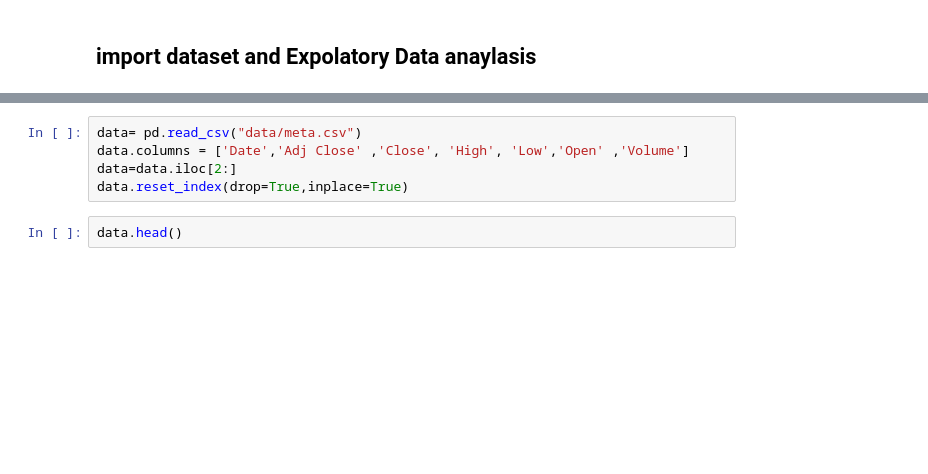
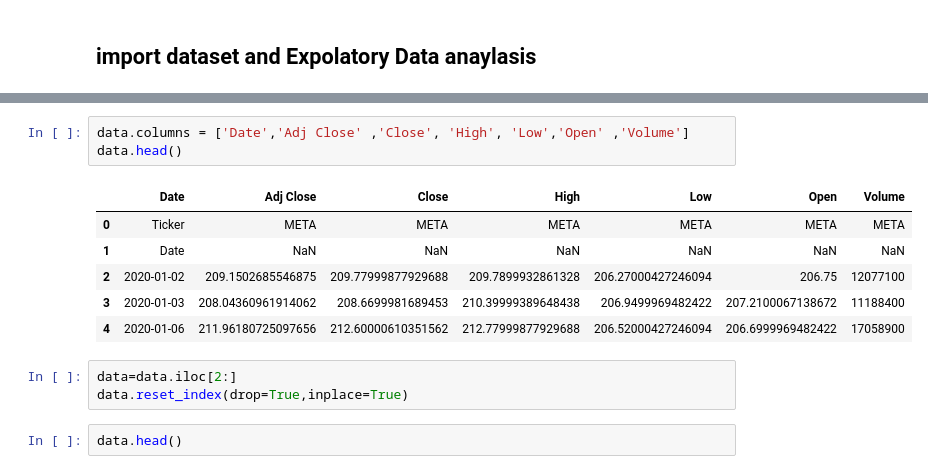
Before and after one commit to Shoaibrai1/stock-price-prediction-Prophet-model, a Jupyter notebook: a1.ipynb, the cells around one changed output, grey strips where cells are left out. Saved outputs shown, nothing was run; the diff lists cells and outputs as text; blank space fills up the shorter version.

```diff
--- a/a1.ipynb
+++ b/a1.ipynb
@@ -14,8 +24,16 @@ from prophet import Prophet
 # %%
-data= pd.read_csv("data/meta.csv")
 data.columns = ['Date','Adj Close' ,'Close', 'High', 'Low','Open' ,'Volume']
-data=data.iloc[2:]
-data.reset_index(drop=True,inplace=True)
+data.head()
+# %% [output]
+|  | Date | Adj Close | Close | High | Low | Open | Volume |
+| 0 | Ticker | META | META | META | META | META | META |
+| 1 | Date | NaN | NaN | NaN | NaN | NaN | NaN |
+| 2 | 2020-01-02 | 209.1502685546875 | 209.77999877929688 | 209.7899932861328 | 206.27000427246094 | 206.75 | 12077100 |
+| 3 | 2020-01-03 | 208.04360961914062 | 208.6699981689453 | 210.39999389648438 | 206.9499969482422 | 207.2100067138672 | 11188400 |
+| 4 | 2020-01-06 | 211.96180725097656 | 212.60000610351562 | 212.77999877929688 | 206.52000427246094 | 206.6999969482422 | 17058900 |
+# %%
+data=data.iloc[2:]
+data.reset_index(drop=True,inplace=True)
 # %%
 data.head()
 # %% [output]
```
Also changed, not shown: parts of 1 cell of this notebook.
